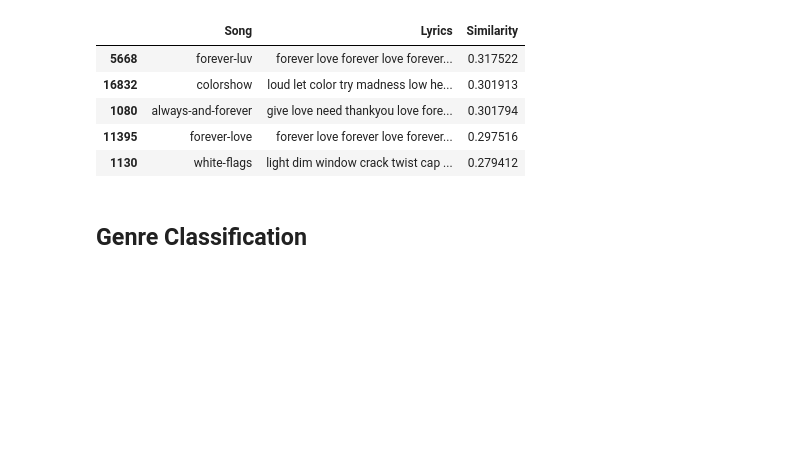
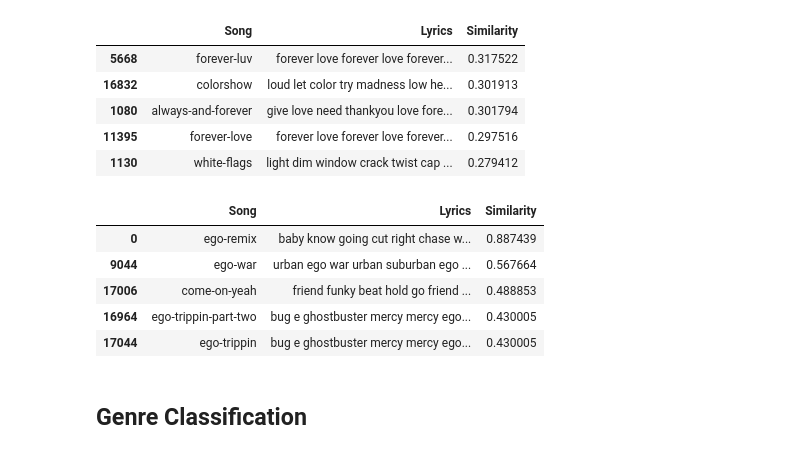
Before and after one commit to Kinhart822/Music-Streaming-and-Management-Application, a Jupyter notebook: ModelPrediction/GenreClassification_TFIDF.ipynb, the cells around one changed output. Cells and saved outputs as stored; diff of their text form; code cells hidden in the pictures; blank space fills up the shorter version.

```diff
--- a/ModelPrediction/GenreClassification_TFIDF.ipynb
+++ b/ModelPrediction/GenreClassification_TFIDF.ipynb
@@ -1162,6 +1162,25 @@ find_similar_lyrics_with_tf_idf(lyrics_similarity_3)
 | 1080 | always-and-forever | give love need thankyou love fore... | 0.301794 |
 | 11395 | forever-love | forever love forever love forever... | 0.297516 |
 | 1130 | white-flags | light dim window crack twist cap ... | 0.279412 |
+# %%
+lyrics_test_case = """
+He talk like this 'cause he can back it up
+He got a big ego, such a huge ego, such a huge ego
+I love his big ego, it's too much
+He walk like this 'cause he can back it up
+Ego so big, you must admit
+I got every reason to feel like I'm that bitch
+Ego so strong, if you ain't know
+I don't need no beat, I can sing it with piano
+"""
+find_similar_lyrics_with_tf_idf(lyrics_test_case)
+# %% [output]
+|  | Song | Lyrics | Similarity |
+| 0 | ego-remix | baby know going cut right chase w... | 0.887439 |
+| 9044 | ego-war | urban ego war urban suburban ego ... | 0.567664 |
+| 17006 | come-on-yeah | friend funky beat hold go friend ... | 0.488853 |
+| 16964 | ego-trippin-part-two | bug e ghostbuster mercy mercy ego... | 0.430005 |
+| 17044 | ego-trippin | bug e ghostbuster mercy mercy ego... | 0.430005 |
 # %% [markdown]
 ## Genre Classification
 # %% [markdown]
```
Also changed, not shown: 2 other files.
